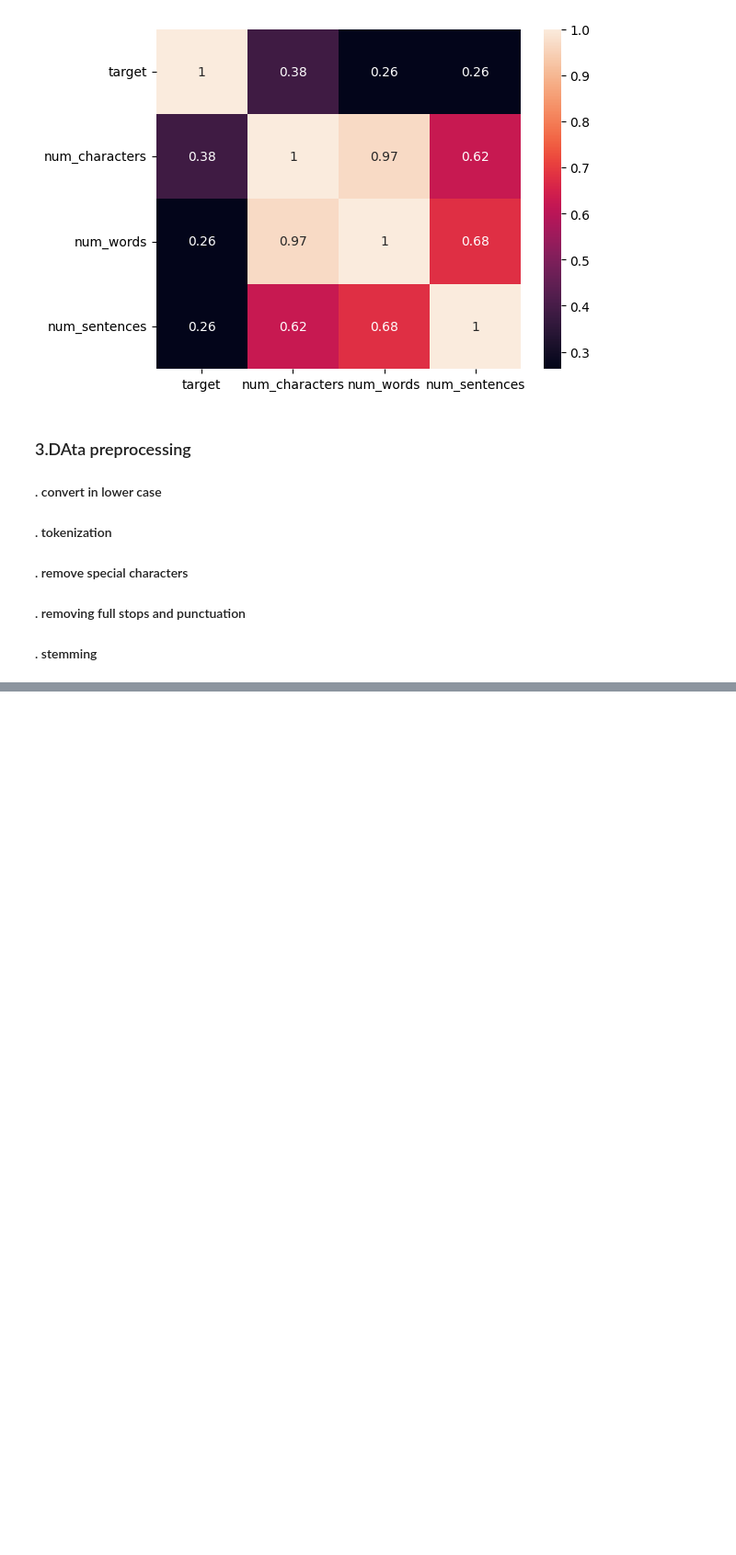
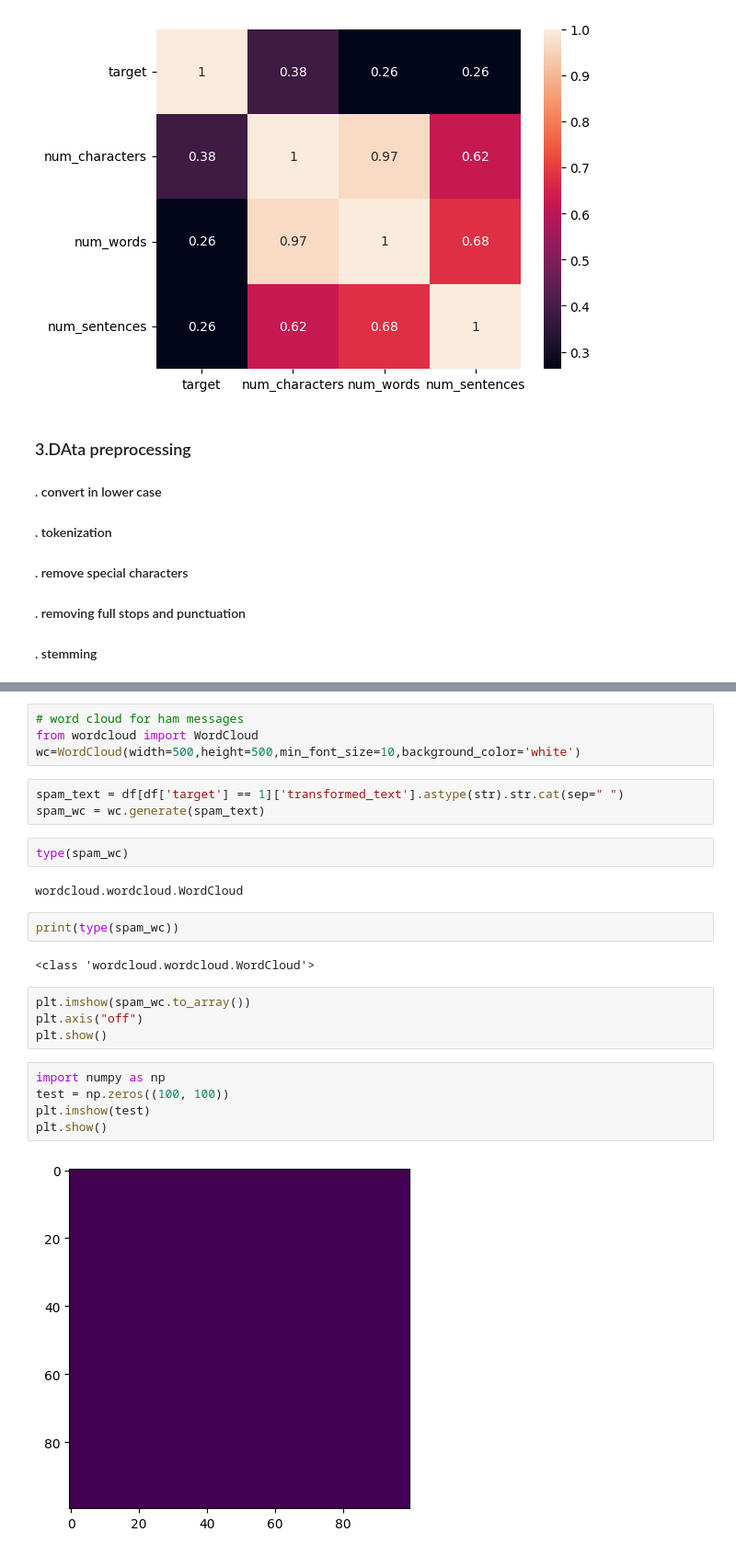
Before and after one commit to theSiddhantPatel/sms-spam-classifier, a Jupyter notebook: spam-detection.ipynb, the cells around one changed output, grey strips where cells are left out. Shown at 92% size. Drawn from its saved outputs; the diff is of its cells as text; blank space fills up the shorter version.

Commit message:
spam classifier created

```diff
--- a/spam-detection.ipynb
+++ b/spam-detection.ipynb
@@ -266,0 +375,26 @@ def tran
+# %%
+# word cloud for ham messages
+from wordcloud import WordCloud
+wc=WordCloud(width=500,height=500,min_font_size=10,background_color='white')
+# %%
+spam_text = df[df['target'] == 1]['transformed_text'].astype(str).str.cat(sep=" ")
+spam_wc = wc.generate(spam_text)
+# %%
+type(spam_wc)
+# %% [output]
+wordcloud.wordcloud.WordCloud
+# %%
+print(type(spam_wc))
+# %% [output]
+<class 'wordcloud.wordcloud.WordCloud'>
+# %%
+plt.imshow(spam_wc.to_array())
+plt.axis("off")
+plt.show()
+# %%
+import numpy as np
+test = np.zeros((100, 100))
+plt.imshow(test)
+plt.show()
+# %% [output]
+[figure, added]
```
Also changed, not shown: parts of 21 cells of this notebook, 7 other files.
